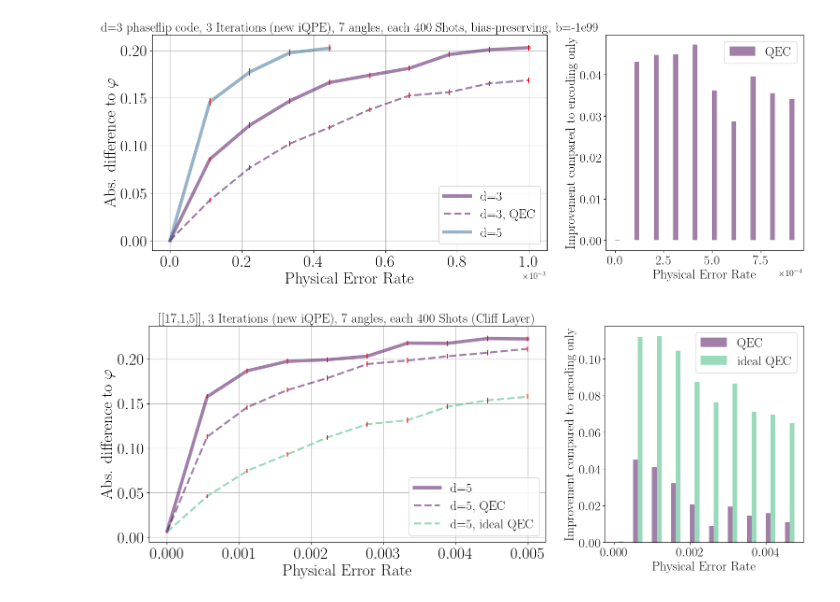
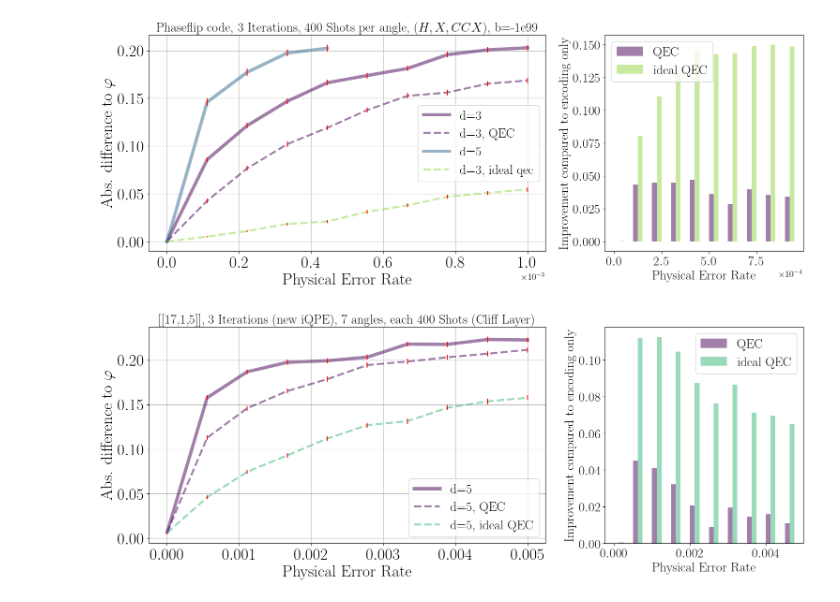
Before and after one commit to RicemanBoy/iqpe, a Jupyter notebook: repcode.ipynb, the cells around one changed output. Cells and saved outputs as stored; diff of their text form; code cells hidden in the pictures.

```diff
--- a/repcode.ipynb
+++ b/repcode.ipynb
@@ -17,7 +17,7 @@ shots = 400
 
 p1, y1, y_qec1, err1, err_qec1 = np.loadtxt("HPC/text/d3_htoff_infbias.txt", delimiter = ",")
 p2, y2, err2 = np.loadtxt("HPC/text/d5_htoff_infbias_noqec_0.txt", delimiter = ",")
-# p3, y3, y_qec3, err3, err_qec3 = np.loadtxt("HPC/text/bigsteane_ftqec_lots.txt", delimiter = ",")
+p3, y3, y_qec3, err3, err_qec3 = np.loadtxt("HPC/text/d3_htoff_infbias_idealqec.txt", delimiter = ",")
 # p4, y4, y_qec4, err4, err_qec4 = np.loadtxt("HPC/text/bigsteane_ftqec.txt", delimiter = ",")
 # p5, y5, y_qec5, err5, err_qec5 = np.loadtxt("HPC/text/bigsteane_idealqec_lots.txt", delimiter = ",")
 
@@ -37,8 +37,8 @@ ax1.errorbar(p1, y_qec1, yerr=err_qec1, ecolor="red", linestyle="")
 ax1.plot(p2, y2, label="d=5", marker = "", linestyle = "-", markersize = 20, alpha = 0.5, color = colors[2], linewidth=5)
 ax1.errorbar(p2, y2, yerr=err2, ecolor="red", linestyle="")
 
-# ax1.plot(p3, y_qec3, label="d=5, 2-FTEC lots", marker = "", linestyle = "--", markersize = 20, alpha = 0.5, color = colors[4])
-# ax1.errorbar(p3, y_qec3, yerr=err_qec3, ecolor="red", linestyle="")
+ax1.plot(p3, y_qec3, label="d=3, ideal qec", marker = "", linestyle = "--", markersize = 20, alpha = 0.5, color = colors[5], linewidth=3)
+ax1.errorbar(p3, y_qec3, yerr=err_qec3, ecolor="red", linestyle="")
 
 # ax1.plot(p4, y_qec4, label="d=5, 2-FTEC", marker = "", linestyle = "--", markersize = 20, alpha = 0.5, color = colors[5])
 # ax1.errorbar(p4, y_qec4, yerr=err_qec4, ecolor="red", linestyle="")
@@ -47,7 +47,7 @@ ax1.errorbar(p2, y2, yerr=err2, ecolor="red", linestyle="")
 # ax1.errorbar(p5, y_qec5, yerr=err_qec5, ecolor="red", linestyle="")
 
 
-ax1.set_title(r"d=3 phaseflip code, 3 Iterations (new iQPE), 7 angles, each {} Shots, bias-preserving, b=-1e99".format(int(shots)), fontsize=20)
+ax1.set_title(r"Phaseflip code, 3 Iterations, {} Shots per angle, $(H,X,CCX)$, b=-1e99".format(int(shots)), fontsize=20)
 ax1.set_xlabel("Physical Error Rate", fontsize=25)
 ax1.set_ylabel(r"Abs. difference to $\varphi$", fontsize=25)
 ax1.tick_params(axis='both', which='major', labelsize=25)
@@ -57,7 +57,7 @@ ax1.legend(fontsize=20)
 x_hist = np.asarray(p1)
 
 qec_hist = -(np.asarray(y_qec1) - np.asarray(y1))
-# more_qec_hist = -(np.asarray(y_qec2) - np.asarray(y1))
+idealqec_hist = -(np.asarray(y_qec3) - np.asarray(y1))
 # ftqec_hist = -(np.asarray(y_qec4) - np.asarray(y1))
 # ftqec_lots_hist = -(np.asarray(y_qec3) - np.asarray(y1))
 # d5_hist = -(np.asarray(y2) - np.asarray(y1))
@@ -68,7 +68,7 @@ bin_width = bins[1] - bins[0]
 
 # Calculate weighted histogram values
 qec_counts, _ = np.histogram(x_hist, bins=bins, weights=qec_hist)
-# more_qec_counts, _ = np.histogram(x_hist, bins=bins, weights=more_qec_hist)
+idealqec_counts, _ = np.histogram(x_hist, bins=bins, weights=idealqec_hist)
 # ftqec_counts, _ = np.histogram(x_hist, bins=bins, weights=ftqec_hist)
 # ftqec_lots_counts, _ = np.histogram(x_hist, bins=bins, weights=ftqec_lots_hist)
 # d5_counts, _ = np.histogram(x_hist, bins=bins, weights=d5_hist)
@@ -87,15 +87,15 @@ ax2.bar(
     label="QEC"
 )
 
-# ax2.bar(
-#     x + bar_width,
-#     more_qec_counts,
-#     width=bar_width,
-#     align="edge",
-#     alpha=0.5,
-#     color=colors[2],
-#     label="QEC (lots)"
-# )
+ax2.bar(
+    x + bar_width,
+    idealqec_counts,
+    width=bar_width,
+    align="edge",
+    alpha=0.5,
+    color=colors[5],
+    label="ideal QEC"
+)
 
 # ax2.bar(
 #     x + 2 * bar_width,
@@ -113,34 +113,34 @@ ax2.bar(
 #     width=bar_width,
 #     align="edge",
 #     alpha=0.5,
 #     color=colors[5],
 #     label="2-FTEC (lots)"
 # )
 
 # ax2.bar(
 #     x +  bar_width,
 #     d3_idealqec_counts,
 #     width=bar_width,
 #     align="edge",
 #     alpha=0.5,
 #     color=colors[4],
 #     label="ideal QEC"
 # )
 
 
 ax2.legend(fontsize=20)
 ax2.tick_params(axis='both', which='major', labelsize=20)
 ax2.set_xlabel("Physical Error Rate", fontsize=20)
 ax2.set_ylabel(r"Improvement compared to encoding only", fontsize=20)
 ax1.ticklabel_format(axis="x", style="sci", scilimits=(0, 0)), ax1.xaxis.get_offset_text().set_fontsize(14), ax2.xaxis.get_offset_text().set_fontsize(14)
 ax2.ticklabel_format(axis="x", style="sci", scilimits=(0, 0))
 
 ############################################################################################################################
 #plt.tight_layout()
 # plt.savefig("14.png", bbox_inches="tight" ,dpi=200)
 plt.show()
 # %% [output]
-[figure, old version]
+[figure, new version]
 # %%
 # [[17,1,5]] code, ramsey, 3 iterations, standard QEC via lookup table
 shots = 400
```
Also changed, not shown: 9 other files.
